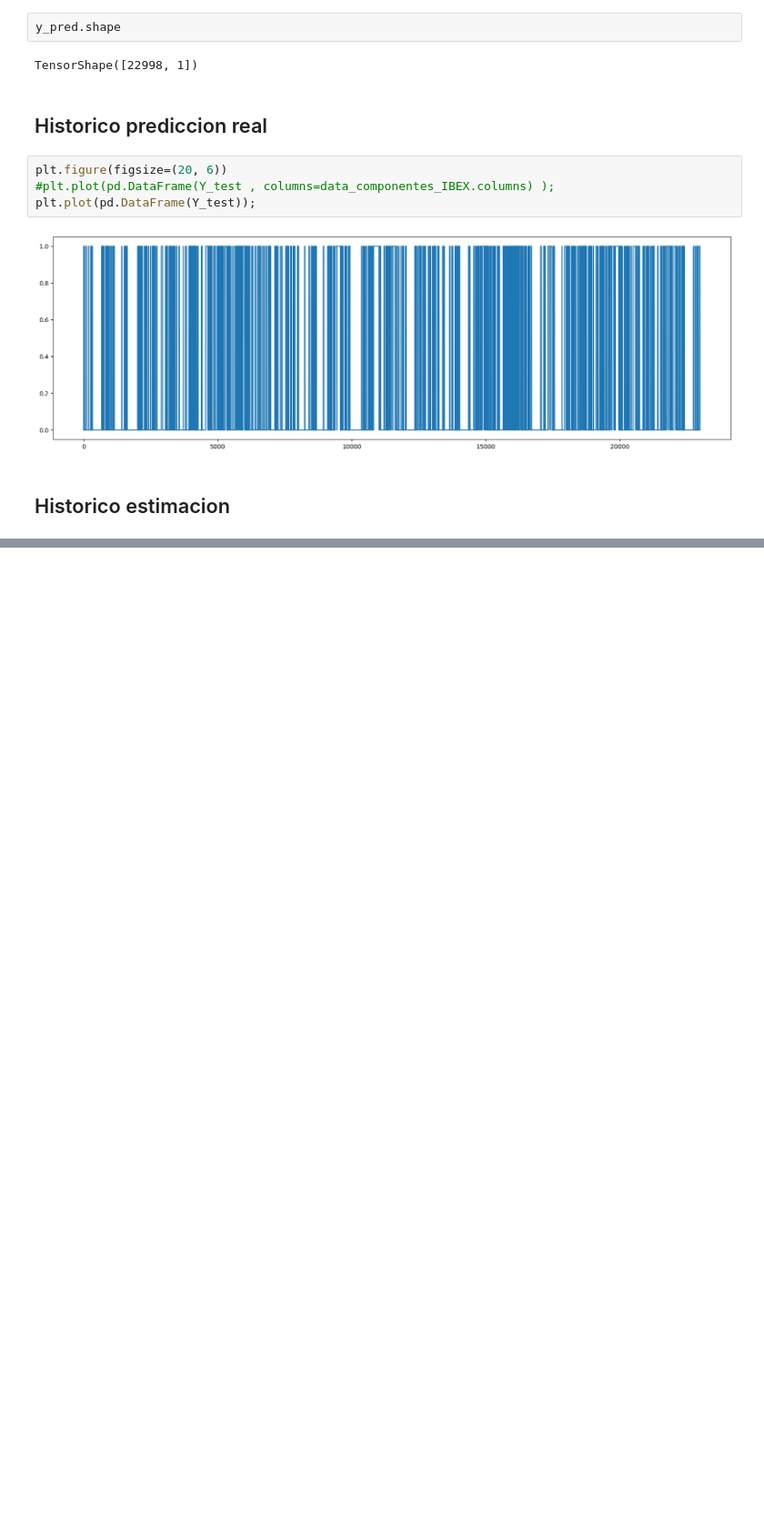
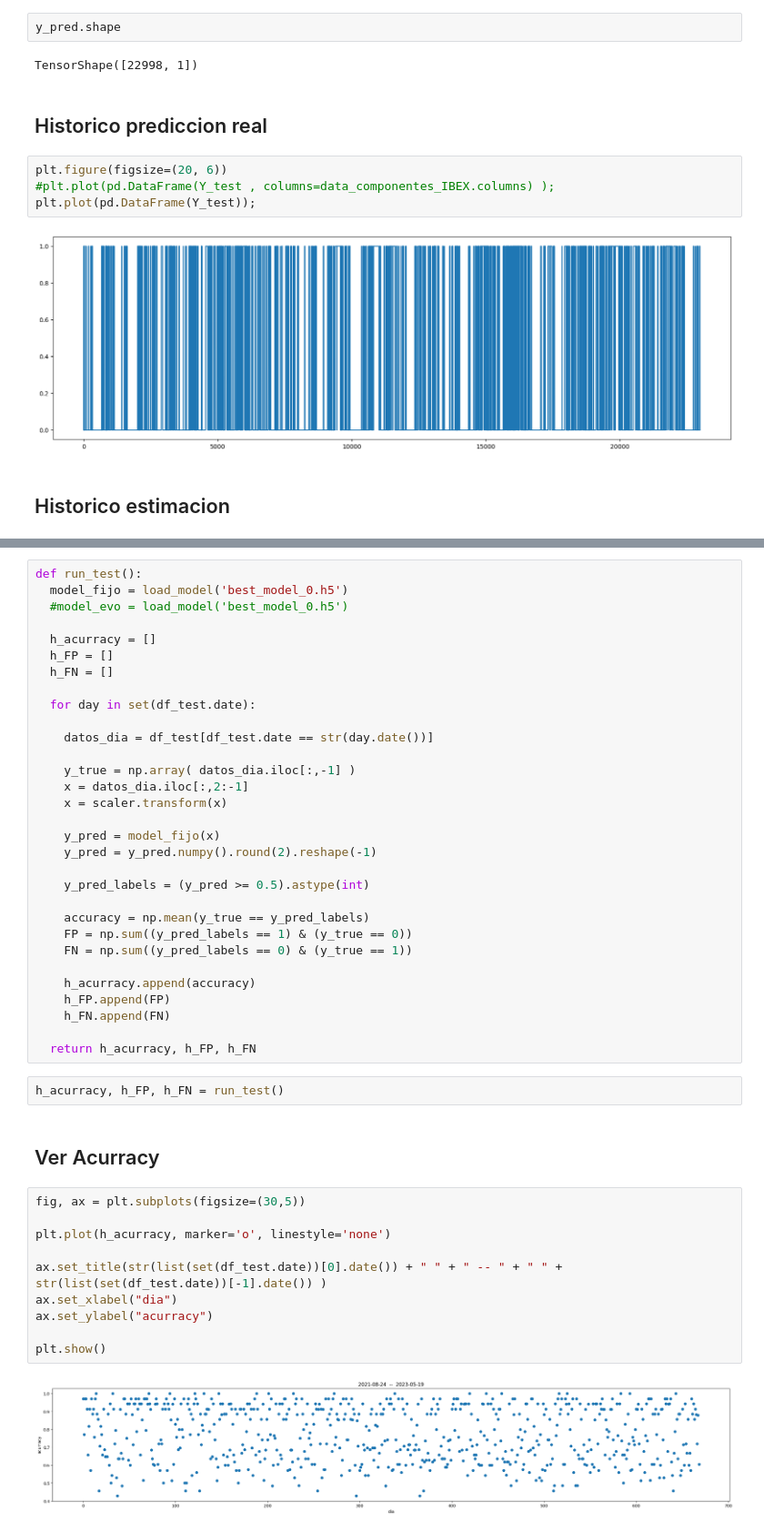
Before and after one commit to tintenderete/TFM, a Jupyter notebook: TFM__TABULAR_2.ipynb, the cells around one changed output, grey strips where cells are left out. Shown at 91% size. Cells and saved outputs as stored; diff of their text form; blank space fills up the shorter version.

```diff
--- a/TFM__TABULAR_2.ipynb
+++ b/TFM__TABULAR_2.ipynb
@@ -1148,0 +1117,47 @@ ver_comparacion(X_COMP_TEST, Y_REAL_FORWARD_SHARPE_TEST, Y_MACRO_REAL_FORWARD_SH
+# %%
+def run_test():
+  model_fijo = load_model('best_model_0.h5')
+  #model_evo = load_model('best_model_0.h5')
+
+  h_acurracy = []
+  h_FP = []
+  h_FN = []
+
+  for day in set(df_test.date):
+
+    datos_dia = df_test[df_test.date == str(day.date())]
+
+    y_true = np.array( datos_dia.iloc[:,-1] )
+    x = datos_dia.iloc[:,2:-1]
+    x = scaler.transform(x)
+
+    y_pred = model_fijo(x)
+    y_pred = y_pred.numpy().round(2).reshape(-1)
+
+    y_pred_labels = (y_pred >= 0.5).astype(int)
+
+    accuracy = np.mean(y_true == y_pred_labels)
+    FP = np.sum((y_pred_labels == 1) & (y_true == 0))
+    FN = np.sum((y_pred_labels == 0) & (y_true == 1))
+
+    h_acurracy.append(accuracy)
+    h_FP.append(FP)
+    h_FN.append(FN)
+
+  return h_acurracy, h_FP, h_FN
+# %%
+h_acurracy, h_FP, h_FN = run_test()
+# %% [markdown]
+## Ver Acurracy
+# %%
+fig, ax = plt.subplots(figsize=(30,5))
+
+plt.plot(h_acurracy, marker='o', linestyle='none')
+
+ax.set_title(str(list(set(df_test.date))[0].date()) + " " + " -- " + " " + str(list(set(df_test.date))[-1].date()) )
+ax.set_xlabel("dia")
+ax.set_ylabel("acurracy")
+
+plt.show()
+# %% [output]
+[figure, added]
```
Also changed, not shown: parts of 72 cells of this notebook.
